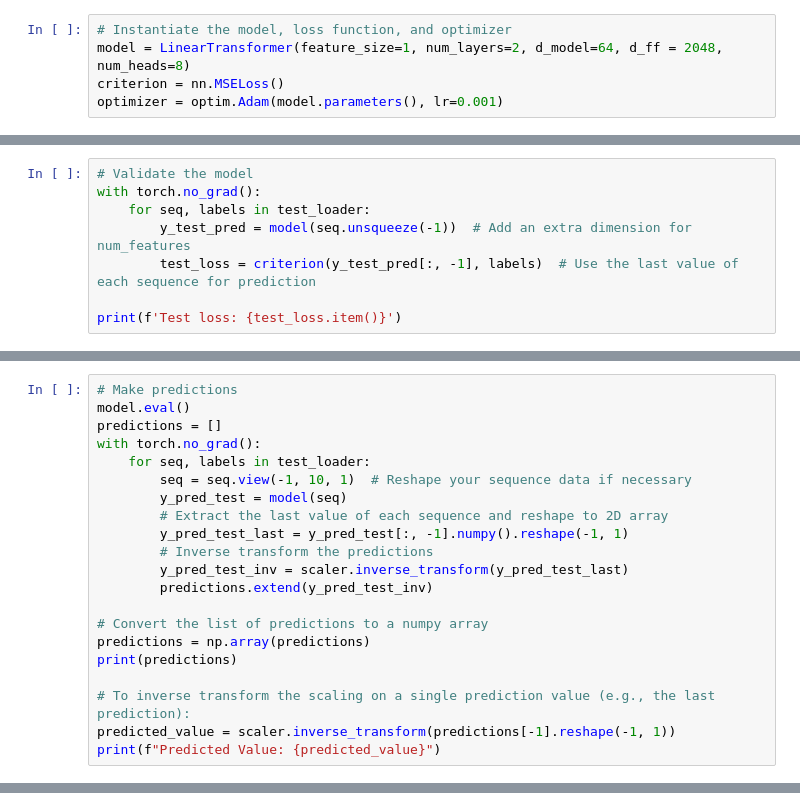
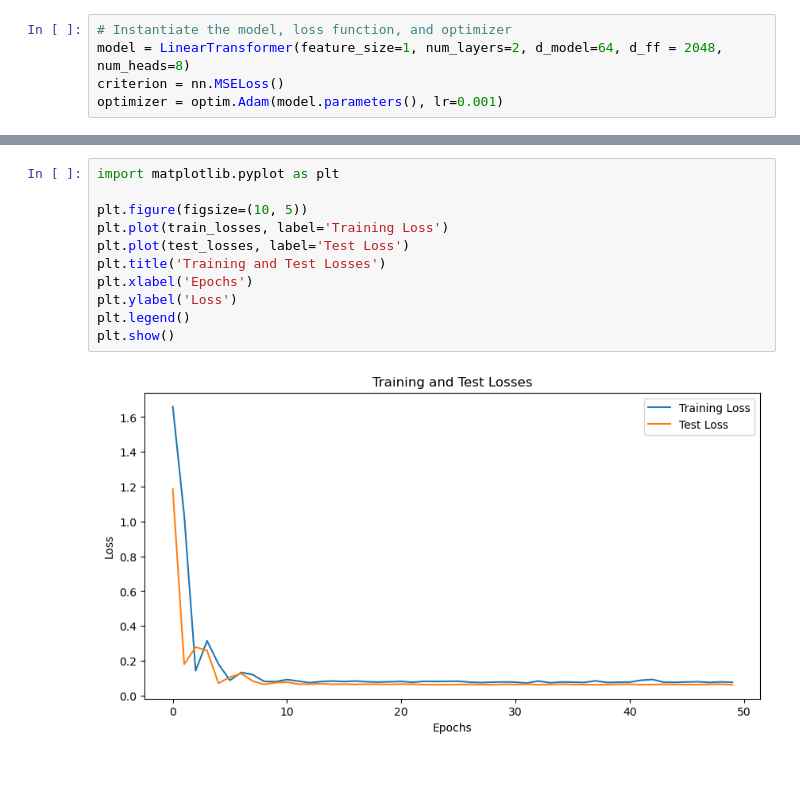
Before and after one commit to Zoliverling/Linear_Transformation, a Jupyter notebook: Linear Transformer.ipynb, the cells around one changed output, grey strips where cells are left out. Drawn from its saved outputs; the diff is of its cells as text; blank space fills up the shorter version.

Commit message:
Update on the model

```diff
--- a/Linear Transformer.ipynb
+++ b/Linear Transformer.ipynb
@@ -185,8 +160,0 @@ for seq, labels in train_loader:
-# %%
-# Validate the model
-with torch.no_grad():
-    for seq, labels in test_loader:
-        y_test_pred = model(seq.unsqueeze(-1))  # Add an extra dimension for num_features
-        test_loss = criterion(y_test_pred[:, -1], labels)  # Use the last value of each sequence for prediction
-
-print(f'Test loss: {test_loss.item()}')
@@ -195,21 +160,0 @@ Test loss: 0.11377670615911484
-# %%
-# Make predictions
-model.eval()
-predictions = []
-with torch.no_grad():
-    for seq, labels in test_loader:
-        seq = seq.view(-1, 10, 1)  # Reshape your sequence data if necessary
-        y_pred_test = model(seq)
-        # Extract the last value of each sequence and reshape to 2D array
-        y_pred_test_last = y_pred_test[:, -1].numpy().reshape(-1, 1)
-        # Inverse transform the predictions
-        y_pred_test_inv = scaler.inverse_transform(y_pred_test_last)
-        predictions.extend(y_pred_test_inv)
-
-# Convert the list of predictions to a numpy array
-predictions = np.array(predictions)
-print(predictions)
-
-# To inverse transform the scaling on a single prediction value (e.g., the last prediction):
-predicted_value = scaler.inverse_transform(predictions[-1].reshape(-1, 1))
-print(f"Predicted Value: {predicted_value}")
@@ -233,0 +216,13 @@ Predicted Value: [[-0.01745123]]
+# %%
+import matplotlib.pyplot as plt
+
+plt.figure(figsize=(10, 5))
+plt.plot(train_losses, label='Training Loss')
+plt.plot(test_losses, label='Test Loss')
+plt.title('Training and Test Losses')
+plt.xlabel('Epochs')
+plt.ylabel('Loss')
+plt.legend()
+plt.show()
+# %% [output]
+[figure, added]
```
Also changed, not shown: parts of 21 cells of this notebook, 3 other files.
